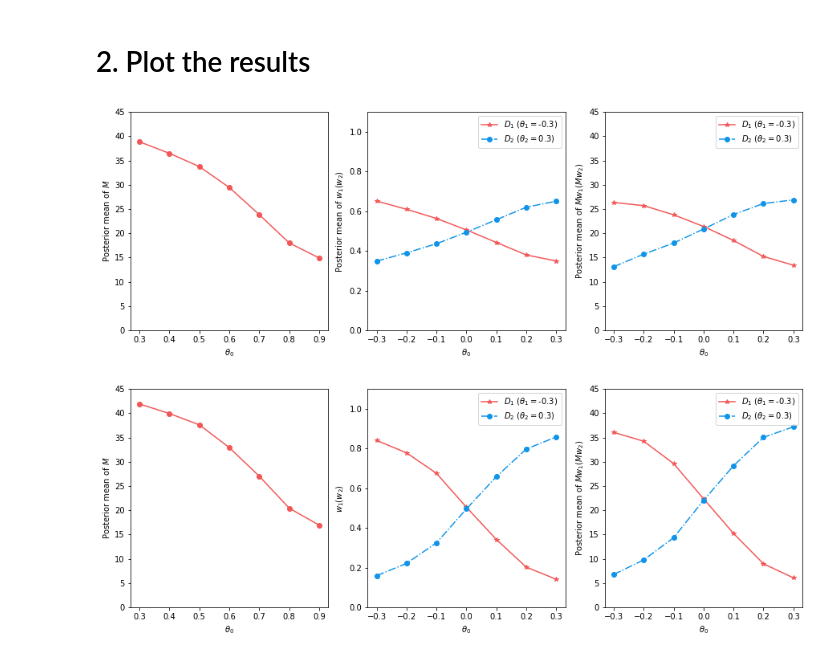
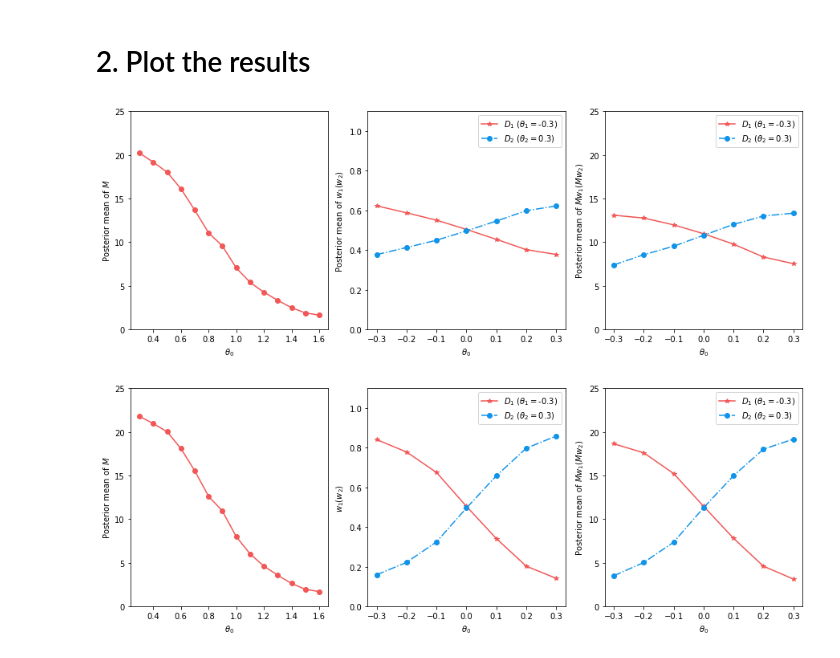
Before and after one commit to JINhuaqing/UIP, a Jupyter notebook: NormSetting/dynaBorrow_curve.ipynb, the cells around one changed output. Saved outputs shown, nothing was run; the diff lists cells and outputs as text; code cells hidden in the pictures.

Commit message:
add scrip for UIPD

```diff
--- a/NormSetting/dynaBorrow_curve.ipynb
+++ b/NormSetting/dynaBorrow_curve.ipynb
@@ -38,10 +38,16 @@ def getPlotData(data):
 # 1. obtain the data
 # %%
 root = Path("./")
+# %%
+n = 40
+if n == 40:
+    fname = ""
+else:
+    fname = "_80"
 # %% [markdown]
 ## 1.1 UIPD-M
 # %%
-rawUIPDM = load_pkl(root/"Boxplot_M_UIPD100.pkl")
+rawUIPDM = load_pkl(root/f"Boxplot_M_UIPD100{fname}.pkl")
 # %%
 UIPDM = ddict(list)
 for dat in rawUIPDM:
@@ -58,7 +64,7 @@ plt.fill_between(plotData.theta0s, plotData.LowQs, plotData.UpQs,
 # %% [markdown]
 ### UIPD-M-Long
 # %%
-rawUIPDM_ext = load_pkl(root/"Boxplot_M_UIPD100_dev.pkl")
+rawUIPDM_ext = load_pkl(root/f"Boxplot_M_UIPD100{fname}_dev.pkl")
 UIPDM_ext = ddict(list)
 for dat in rawUIPDM_ext:
     for key, item in dat.items():
@@ -80,7 +85,7 @@ plt.savefig("../plots/dynaNormUIPD_Long.pdf")
 # %% [markdown]
 ## 1.2 UIPD-w
 # %%
-rawUIPDw = load_pkl(root/"Boxplot_w_UIPD100_80.pkl")
+rawUIPDw = load_pkl(root/f"Boxplot_w_UIPD100{fname}.pkl")
 # %%
 UIPDm1 = ddict(list)
 UIPDm2 = ddict(list)
@@ -213,61 +217,74 @@ plotDatam2 = getPlotData(UIPDm2)
 plotDataw1 = getPlotData(UIPDw1)
 plotDataw2 = getPlotData(UIPDw2)
 
+plotData_ext = getPlotData(UIPDM_ext)
+allMeans = np.concatenate([plotData.means, plotData_ext.means])
+allTheta0s = np.concatenate([plotData.theta0s, plotData_ext.theta0s])
+
 fig = plt.figure(figsize=[15, 5])
 
 plt.subplot(1, 3, 1)
-#plt.ylim([0, 25])
-plt.ylim([0, 45])
+if n == 40:
+    plt.ylim([0, 25])
+else:
+    plt.ylim([0, 45])
 plt.xlabel(r"$\theta_0$")
 plt.ylabel(r"Posterior mean of $M$")
-plt.plot(plotData.theta0s, plotData.means, "o-", color="#F25757")
+plt.plot(allTheta0s, allMeans, "o-", color="#F25757")
 #plt.fill_between(plotData.theta0s, plotData.LowQs, plotData.UpQs,
 #                 alpha=0.2, facecolor="#F25757")
 
 plt.subplot(1, 3, 2)
 plt.ylim([0, 1.1])
 plt.xlabel(r"$\theta_0$")
 plt.ylabel(r"Posterior mean of $w_1(w_2)$")
 plt.plot(plotDataw1.theta0s, plotDataw1.means, "-*", color="#F25757", label=r"$D_1$ $(\theta_1=$" + "-0.3)")
 #plt.fill_between(plotDataw1.theta0s, plotDataw1.LowQs, plotDataw1.UpQs,
 #                 alpha=0.2, facecolor="#F25757")
 plt.plot(plotDataw2.theta0s, plotDataw2.means, "o-.", color="#1094E9", label=r"$D_2$ $(\theta_2=$" + "0.3)")
 #plt.fill_between(plotDataw2.theta0s, plotDataw2.LowQs, plotDataw2.UpQs,
 #                 alpha=0.2, facecolor="#1094E9")
 plt.legend()
 
 plt.subplot(1, 3, 3)
-#plt.ylim([0, 25])
-plt.ylim([0, 45])
+if n == 40:
+    plt.ylim([0, 25])
+else:
+    plt.ylim([0, 45])
 plt.xlabel(r"$\theta_0$")
 plt.ylabel(r"Posterior mean of $Mw_1(Mw_2)$")
 plt.plot(plotDatam1.theta0s, plotDatam1.means, "*-", color="#F25757", label=r"$D_1$ $(\theta_1=$" + "-0.3)")
 #plt.fill_between(plotDatam1.theta0s, plotDatam1.LowQs, plotDatam1.UpQs,
 #                 alpha=0.2, facecolor="#F25757")
 plt.plot(plotDatam2.theta0s, plotDatam2.means, "o-.", color="#1094E9", label=r"$D_2$ $(\theta_2=$" + "0.3)")
 #plt.fill_between(plotDatam2.theta0s, plotDatam2.LowQs, plotDatam2.UpQs,
 #                 alpha=0.2, facecolor="#1094E9")
 _ = plt.legend()
 
-#plt.savefig("../plots/dynaNormUIPD.pdf")
-plt.savefig("../plots/dynaNormUIPD_80.pdf")
+plt.savefig(f"../plots/dynaNormUIPD{fname}.pdf")
 # %% [output]
-[figure, old version]
+[figure, new version]
 # %%
 plotData = getPlotData(UIPJSM)
 plotDatam1 = getPlotData(UIPJSm1)
 plotDatam2 = getPlotData(UIPJSm2)
 plotDataw1 = getPlotData(UIPJSw1)
 plotDataw2 = getPlotData(UIPJSw2)
+plotData_ext = getPlotData(UIPJSM_ext)
+allMeans = np.concatenate([plotData.means, plotData_ext.means])
+allTheta0s = np.concatenate([plotData.theta0s, plotData_ext.theta0s])
+
 
 fig = plt.figure(figsize=[15, 5])
 
 plt.subplot(1, 3, 1)
-#plt.ylim([0, 25])
-plt.ylim([0, 45])
+if n == 40:
+    plt.ylim([0, 25])
+else:
+    plt.ylim([0, 45])
 plt.xlabel(r"$\theta_0$")
 plt.ylabel(r"Posterior mean of $M$")
-plt.plot(plotData.theta0s, plotData.means, "o-", color="#F25757")
+plt.plot(allTheta0s, allMeans, "o-", color="#F25757")
 #plt.fill_between(plotData.theta0s, plotData.LowQs, plotData.UpQs,
 #                 alpha=0.2, facecolor="#F25757")
 
@@ -284,8 +301,10 @@ plt.plot(plotDataw2.theta0s, plotDataw2.means, "o-.", color="#1094E9", label=r"$
 plt.legend()
 
 plt.subplot(1, 3, 3)
-#plt.ylim([0, 25])
-plt.ylim([0, 45])
+if n == 40:
+    plt.ylim([0, 25])
+else:
+    plt.ylim([0, 45])
 plt.xlabel(r"$\theta_0$")
 plt.ylabel(r"Posterior mean of $Mw_1(Mw_2)$")
 plt.plot(plotDatam1.theta0s, plotDatam1.means, "*-", color="#F25757", label=r"$D_1$ $(\theta_1=$" + "-0.3)")
@@ -297,7 +316,6 @@ plt.plot(plotDatam2.theta0s, plotDatam2.means, "o-.", color="#1094E9", label=r"$
 _ = plt.legend()
 
 
-#plt.savefig("../plots/dynaNormUIPJS.pdf")
-plt.savefig("../plots/dynaNormUIPJS_80.pdf")
+plt.savefig(f"../plots/dynaNormUIPJS{fname}.pdf")
 # %% [output]
-[figure, old version]
+[figure, new version]
```
Also changed, not shown: parts of 7 cells of this notebook, 10 other files.
